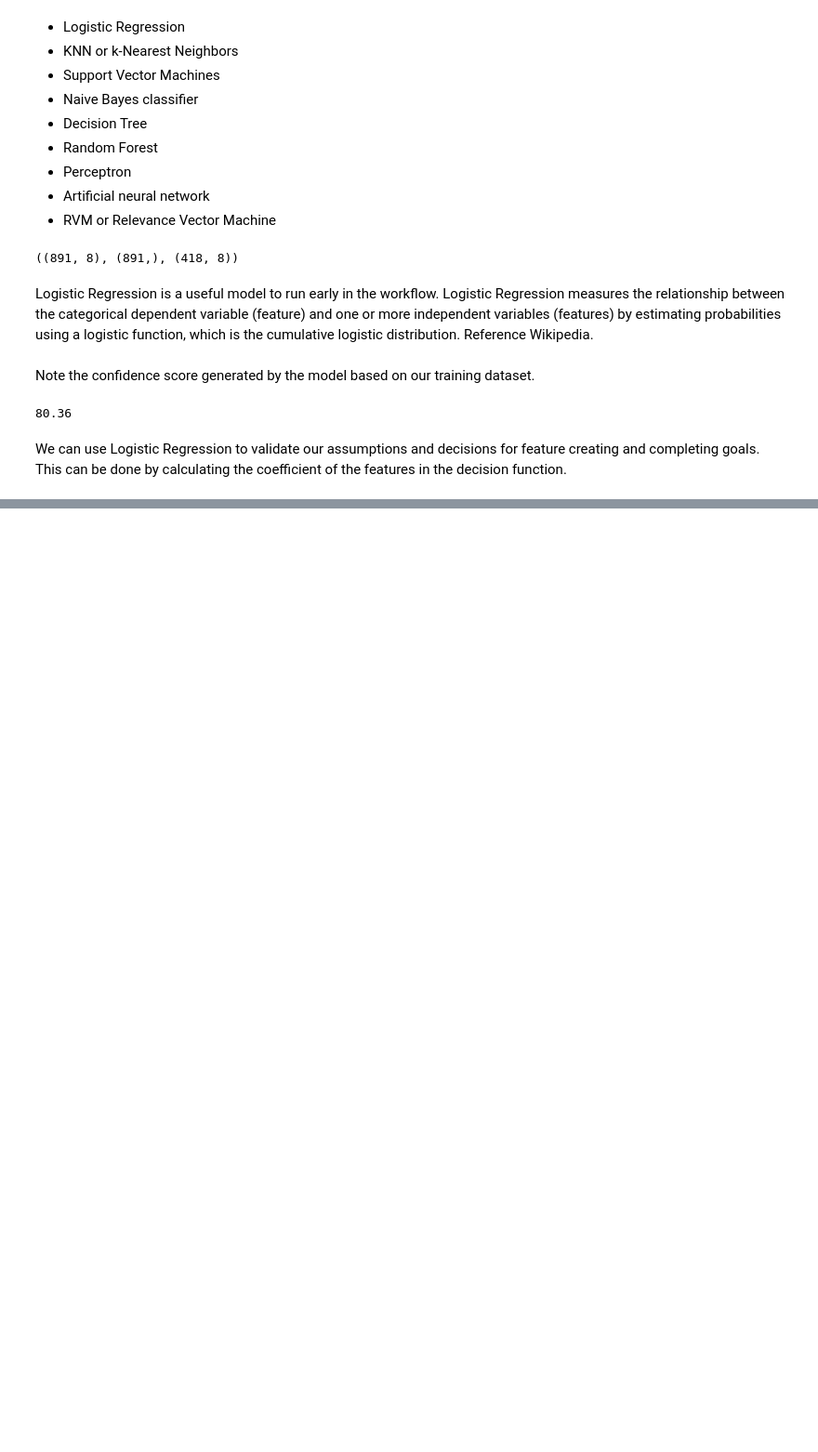
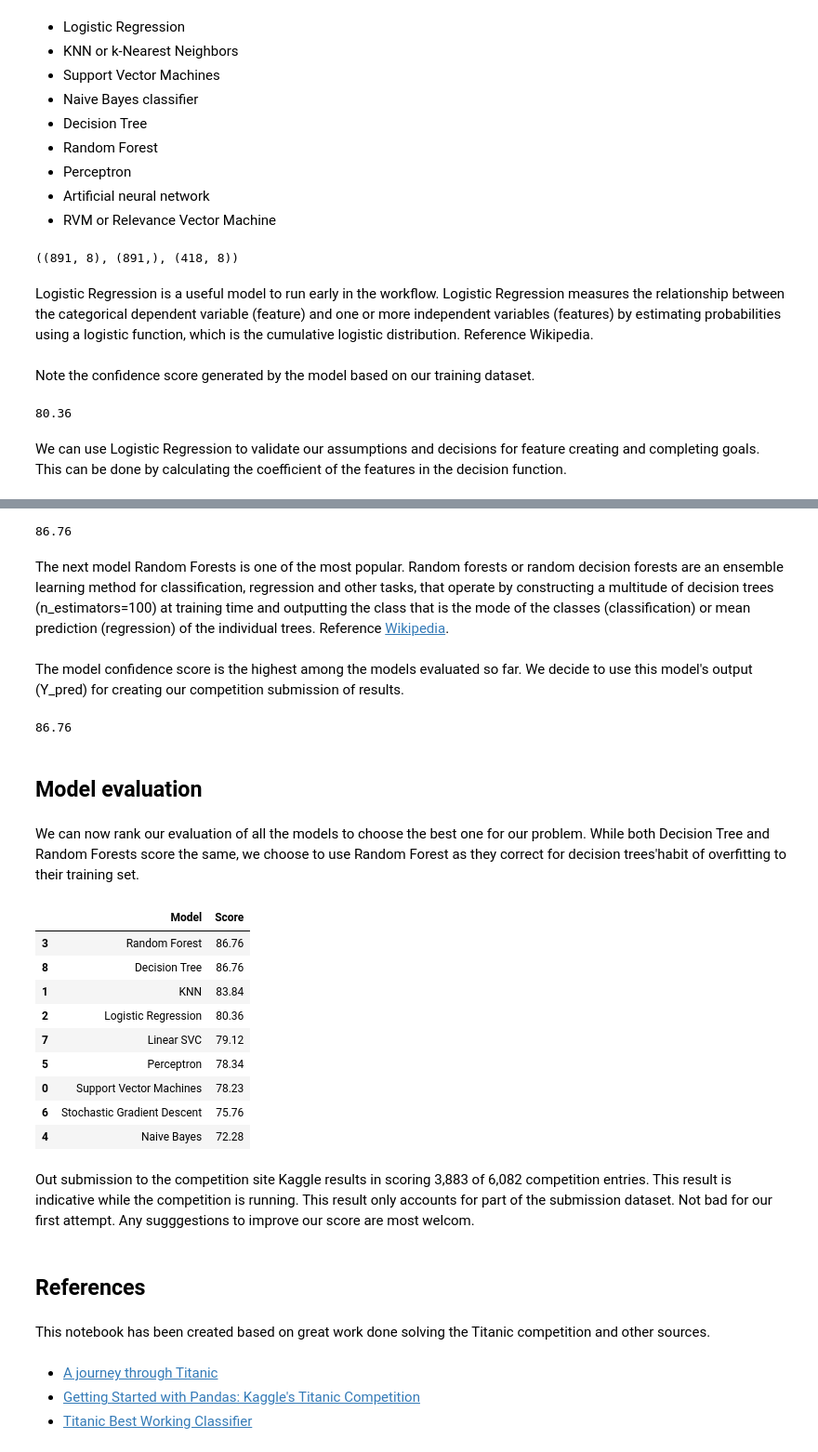
Before and after one commit to Sameta-cani/jwork, a Jupyter notebook: Titanic Data Science Solutions.ipynb, the cells around one changed output, grey strips where cells are left out. Shown at 93% size. Saved outputs shown, nothing was run; the diff lists cells and outputs as text; code cells hidden in the pictures; blank space fills up the shorter version.

Commit message:
Titanic Dataset Clone Coding Complete

```diff
--- a/Titanic Data Science Solutions.ipynb
+++ b/Titanic Data Science Solutions.ipynb
@@ -993,0 +1071,8 @@ We can use Logistic Regression to validate our assumptions and decisions for fea
+# %%
+# Linear SVC
+
+linear_svc = LinearSVC()
+linear_svc.fit(X_train, Y_train)
+Y_pred = linear_svc.predict(X_test)
+acc_linear_svc = round(linear_svc.score(X_train, Y_train) * 100, 2)
+acc_linear_svc
@@ -993,0 +1081,8 @@ We can use Logistic Regression to validate our assumptions and decisions for fea
+# %%
+# Stochastic Gradient Descent
+
+sgd = SGDClassifier()
+sgd.fit(X_train, Y_train)
+Y_pred = sgd.predict(X_test)
+acc_sgd = round(sgd.score(X_train, Y_train) * 100, 2)
+acc_sgd
@@ -993,0 +1095,48 @@ We can use Logistic Regression to validate our assumptions and decisions for fea
+# %%
+# Decision Tree
+
+decision_tree = DecisionTreeClassifier()
+decision_tree.fit(X_train, Y_train)
+Y_pred = decision_tree.predict(X_test)
+acc_decision_tree = round(decision_tree.score(X_train, Y_train) * 100, 2)
+acc_decision_tree
+# %% [output]
+86.76
+# %% [markdown]
+The next model Random Forests is one of the most popular. Random forests or random decision forests are an ensemble learning method for classification, regression and other tasks, that operate by constructing a multitude of decision trees (n_estimators=100) at training time and outputting the class that is the mode of the classes (classification) or mean prediction (regression) of the individual trees. Reference <a href='https://en.wikipedia.org/wiki/Random_forest' target='blank'>Wikipedia</a>.
+# %% [markdown]
+The model confidence score is the highest among the models evaluated so far. We decide to use this model's output (Y_pred) for creating our competition submission of results.
+# %%
+# Random Forest
+
+random_forest = RandomForestClassifier(n_estimators=100)
+random_forest.fit(X_train, Y_train)
+Y_pred = random_forest.predict(X_test)
+acc_random_forest = round(random_forest.score(X_train, Y_train) * 100, 2)
+acc_random_forest
+# %% [output]
+86.76
+# %% [markdown]
+## Model evaluation
+# %% [markdown]
+We can now rank our evaluation of all the models to choose the best one for our problem. While both Decision Tree and Random Forests score the same, we choose to use Random Forest as they correct for decision trees'habit of overfitting to their training set.
+# %%
+models = pd.DataFrame({
+    'Model': ['Support Vector Machines', 'KNN', 'Logistic Regression',
+              'Random Forest', 'Naive Bayes', 'Perceptron',
+              'Stochastic Gradient Descent', 'Linear SVC', 'Decision Tree'],
+    'Score': [acc_svc, acc_knn, acc_log,
+              acc_random_forest, acc_gaussian, acc_perceptron,
+              acc_sgd, acc_linear_svc, acc_decision_tree]})
+models.sort_values(by='Score', ascending=False)
+# %% [output]
+|  | Model | Score |
+| 3 | Random Forest | 86.76 |
+| 8 | Decision Tree | 86.76 |
+| 1 | KNN | 83.84 |
+| 2 | Logistic Regression | 80.36 |
+| 7 | Linear SVC | 79.12 |
+| 5 | Perceptron | 78.34 |
+| 0 | Support Vector Machines | 78.23 |
+| 6 | Stochastic Gradient Descent | 75.76 |
+| 4 | Naive Bayes | 72.28 |
@@ -993,0 +1149,12 @@ We can use Logistic Regression to validate our assumptions and decisions for fea
+# %% [markdown]
+Out submission to the competition site Kaggle results in scoring 3,883 of 6,082 competition entries. This result is indicative while the competition is running. This result only accounts for part of the submission dataset. Not bad for our first attempt. Any sugggestions to improve our score are most welcom.
+# %% [markdown]
+## References
+# %% [markdown]
+This notebook has been created based on great work done solving the Titanic competition and other sources.
+# %% [markdown]
+<ul>
+    <li><a href='https://www.kaggle.com/code/omarelgabry/a-journey-through-titanic' target='blank'>A journey through Titanic</a></li>
+    <li><a href='https://www.kaggle.com/competitions/titanic' target='blank'>Getting Started with Pandas: Kaggle's Titanic Competition</a></li>
+    <li><a href='https://www.kaggle.com/code/sinakhorami/titanic-best-working-classifier' target='blank'>Titanic Best Working Classifier</a></li>
+</ul>
```
Also changed, not shown: parts of 21 cells of this notebook.
